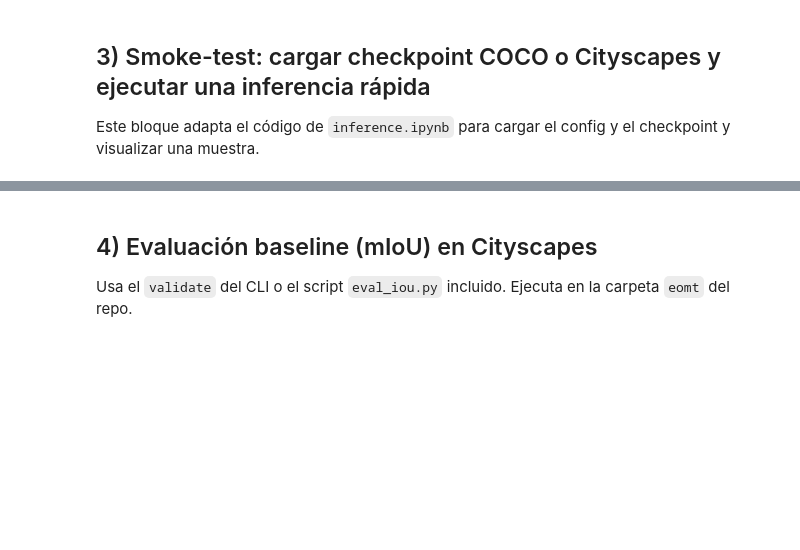
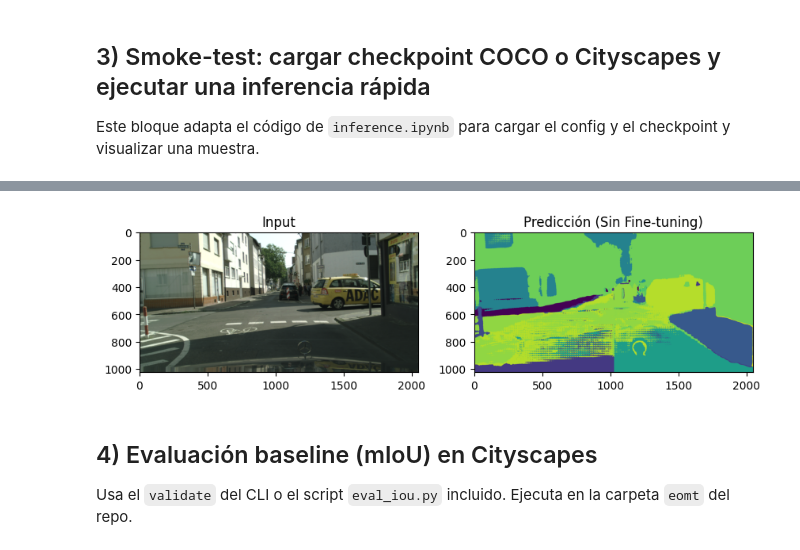
Before and after one commit to Escortiz/ML_RL, a Jupyter notebook: eomt_finetune_colab.ipynb, the cells around one changed output, grey strips where cells are left out. Drawn from its saved outputs; the diff is of its cells as text; code cells hidden in the pictures; blank space fills up the shorter version.

```diff
--- a/eomt_finetune_colab.ipynb
+++ b/eomt_finetune_colab.ipynb
@@ -39,56 +114,79 @@ import numpy as np
 from lightning import seed_everything
 seed_everything(0, verbose=False)
 device = 0 if torch.cuda.is_available() else 'cpu'
+
 # Ajusta estas rutas según lo tengas en Colab
 ACTIVE_YAML = '/content/ML_RL/eomt/configs/dinov2/cityscapes/semantic/eomt_base_640.yaml'
-ACTIVE_WEIGHTS = '/content/ML_RL/eomt/dataset_trained/eomt_coco.bin'  # cambia por el checkpoint COCO o Cityscapes
+ACTIVE_WEIGHTS = '/content/ML_RL/eomt/dataset_trained/eomt_coco.bin'
 DATA_PATH = '/content/ML_RL/cityscapes_dataset'
-# Cargar config de modelo (usa el config correcto)
+
+# Cargar config de modelo
 with open(ACTIVE_YAML, 'r') as f:
     cfg = yaml.safe_load(f)
-# Cargar DataModule (solo para obtener tamaños y clases)
+
+# Cargar DataModule
 dm_module_name, dm_class = cfg['data']['class_path'].rsplit('.', 1)
 dm_cls = getattr(importlib.import_module(dm_module_name), dm_class)
-dm_kwargs = cfg['data'].get('init_args', {})
+
+# Limpiar dm_kwargs para evitar duplicados
+dm_kwargs = cfg['data'].get('init_args', {}).copy()
+dm_kwargs.pop('num_workers', None)
+dm_kwargs.pop('path', None)
+
+# Nota: Si el dataset no está descomprimido, esto podría fallar al intentar leer imágenes.
 dm = dm_cls(path=DATA_PATH, batch_size=1, num_workers=0, check_empty_targets=False, **dm_kwargs).setup()
-# Build encoder + network + lit module similarly to inference.ipynb
-warnings.filterwarnings('ignore', message=r
-)
+
+# Build encoder + network + lit module
+warnings.filterwarnings('ignore')
+
 enc_cfg = cfg['model']['init_args']['network']['init_args']['encoder']
 enc_mod, enc_cls = enc_cfg['class_path'].rsplit('.', 1)
 Enc = getattr(importlib.import_module(enc_mod), enc_cls)
 encoder = Enc(img_size=dm.img_size, **enc_cfg.get('init_args', {}))
+
 net_cfg = cfg['model']['init_args']['network']
 net_mod, net_cls = net_cfg['class_path'].rsplit('.', 1)
 Net = getattr(importlib.import_module(net_mod), net_cls)
 net_kwargs = {k: v for k, v in net_cfg.get('init_args', {}).items() if k != 'encoder'}
 network = Net(masked_attn_enabled=False, num_classes=dm.num_classes, encoder=encoder, **net_kwargs)
+
 lit_mod, lit_cls = cfg['model']['class_path'].rsplit('.', 1)
 Lit = getattr(importlib.import_module(lit_mod), lit_cls)
 model = Lit(img_size=dm.img_size, num_classes=dm.num_classes, network=network, **{k:v for k,v in cfg['model'].get('init_args', {}).items() if k!='network'}).eval().to(device)
-# Load checkpoint weights (non-strict to allow mismatches)
+
+# --- CARGA SEGURA DE CHECKPOINT (SOLUCIÓN AL ERROR) ---
 state = torch.load(ACTIVE_WEIGHTS, map_location=f'cuda:{device}' if device!='cpu' else 'cpu', weights_only=False)
 if 'state_dict' in state: state = state['state_dict']
-model.load_state_dict(state, strict=False)
-print('Checkpoint cargado. Ejecutando inferencia de muestra...')
-# Infer y visualizar una imagen de validación
-img_idx = 0
-img, target = dm.val_dataloader().dataset[img_idx]
-def apply_colormap(image):
-    # simple normalization for visualization
-    return image.transpose(1,2,0) if image.ndim==3 else image
-with torch.no_grad(), autocast(dtype=torch.float16, device_type='cuda' if torch.cuda.is_available() else 'cpu'):
-    imgs = [img.to(device)]
-    crops, origins = model.window_imgs_semantic(imgs)
-    mask_logits_per_layer, class_logits_per_layer = model(crops)
-    mask_logits = F.interpolate(mask_logits_per_layer[-1], dm.img_size, mode='bilinear')
-    crop_logits = model.to_per_pixel_logits_semantic(mask_logits, class_logits_per_layer[-1])
-    logits = model.revert_window_logits_semantic(crop_logits, origins, [img.shape[-2:]])
-    preds = logits[0].argmax(0).cpu().numpy()
-    target_arr = model.to_per_pixel_targets_semantic([target], 255)[0].cpu().numpy()
-# Mostrar
-plt.figure(figsize=(12,4))
-plt.subplot(1,3,1); plt.imshow(apply_colormap(img.cpu().numpy())); plt.title('Input'); plt.axis('off')
-plt.subplot(1,3,2); plt.imshow(preds); plt.title('Prediction'); plt.axis('off')
-plt.subplot(1,3,3); plt.imshow(target_arr); plt.title('Target'); plt.axis('off')
-plt.show()
+
+# Filtramos las llaves que causan error de tamaño (cabeza y queries)
+model_dict = model.state_dict()
+filtered_state = {}
+for k, v in state.items():
+    if k in model_dict and v.shape == model_dict[k].shape:
+        filtered_state[k] = v
+    else:
+        print(f"Omitiendo {k} por desajuste de tamaño: Checkpoint {v.shape} vs Modelo {model_dict[k].shape if k in model_dict else 'N/A'}")
+
+model.load_state_dict(filtered_state, strict=False)
+print('\nCheckpoint cargado parcialmente (pesos del backbone listos para fine-tuning).')
+
+# Intentar inferencia si el dataset está disponible
+try:
+    img_idx = 0
+    img, target = dm.val_dataloader().dataset[img_idx]
+    with torch.no_grad(), autocast(dtype=torch.float16, device_type='cuda' if torch.cuda.is_available() else 'cpu'):
+        imgs = [img.to(device)]
+        crops, origins = model.window_imgs_semantic(imgs)
+        mask_logits_per_layer, class_logits_per_layer = model(crops)
+        mask_logits = F.interpolate(mask_logits_per_layer[-1], dm.img_size, mode='bilinear')
+        crop_logits = model.to_per_pixel_logits_semantic(mask_logits, class_logits_per_layer[-1])
+        logits = model.revert_window_logits_semantic(crop_logits, origins, [img.shape[-2:]])
+        preds = logits[0].argmax(0).cpu().numpy()
+
+    plt.figure(figsize=(10,4))
+    plt.subplot(1,2,1); plt.imshow(img.permute(1,2,0).cpu().numpy()); plt.title('Input')
+    plt.subplot(1,2,2); plt.imshow(preds); plt.title('Predicción (Sin Fine-tuning)')
+    plt.show()
+except Exception as e:
+    print(f"\nNo se pudo visualizar la imagen: {e}. \n(Asegúrate de descomprimir los ZIPs de Cityscapes si quieres ver resultados).")
+# %% [output]
@@ -95,3 +200,4 @@ plt.show()
+[figure, added]
 # %% [markdown]
 ## 4) Evaluación baseline (mIoU) en Cityscapes
 Usa el `validate` del CLI o el script `eval_iou.py` incluido. Ejecuta en la carpeta `eomt` del repo.
```
Also changed, not shown: parts of 6 cells of this notebook.
